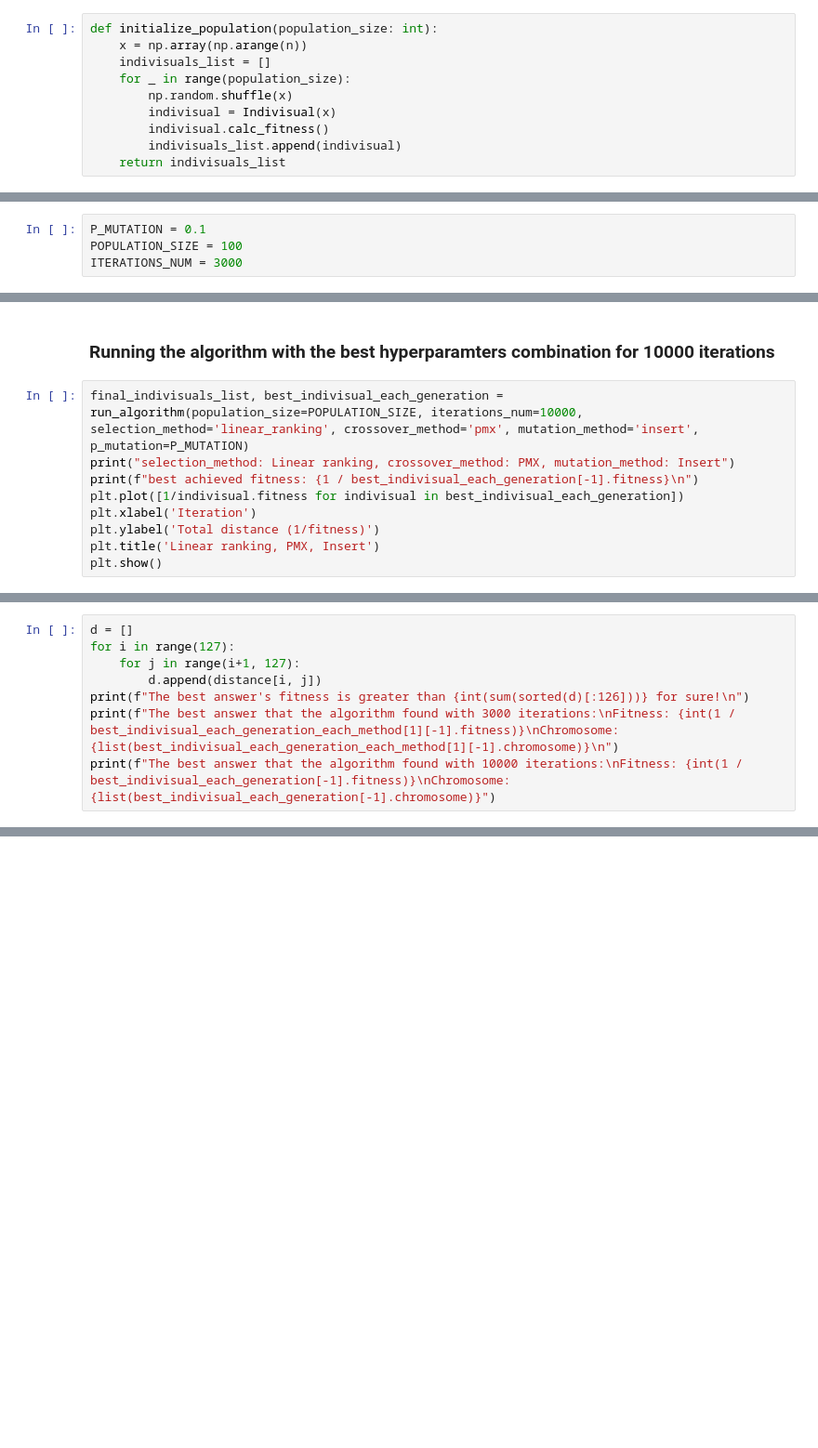
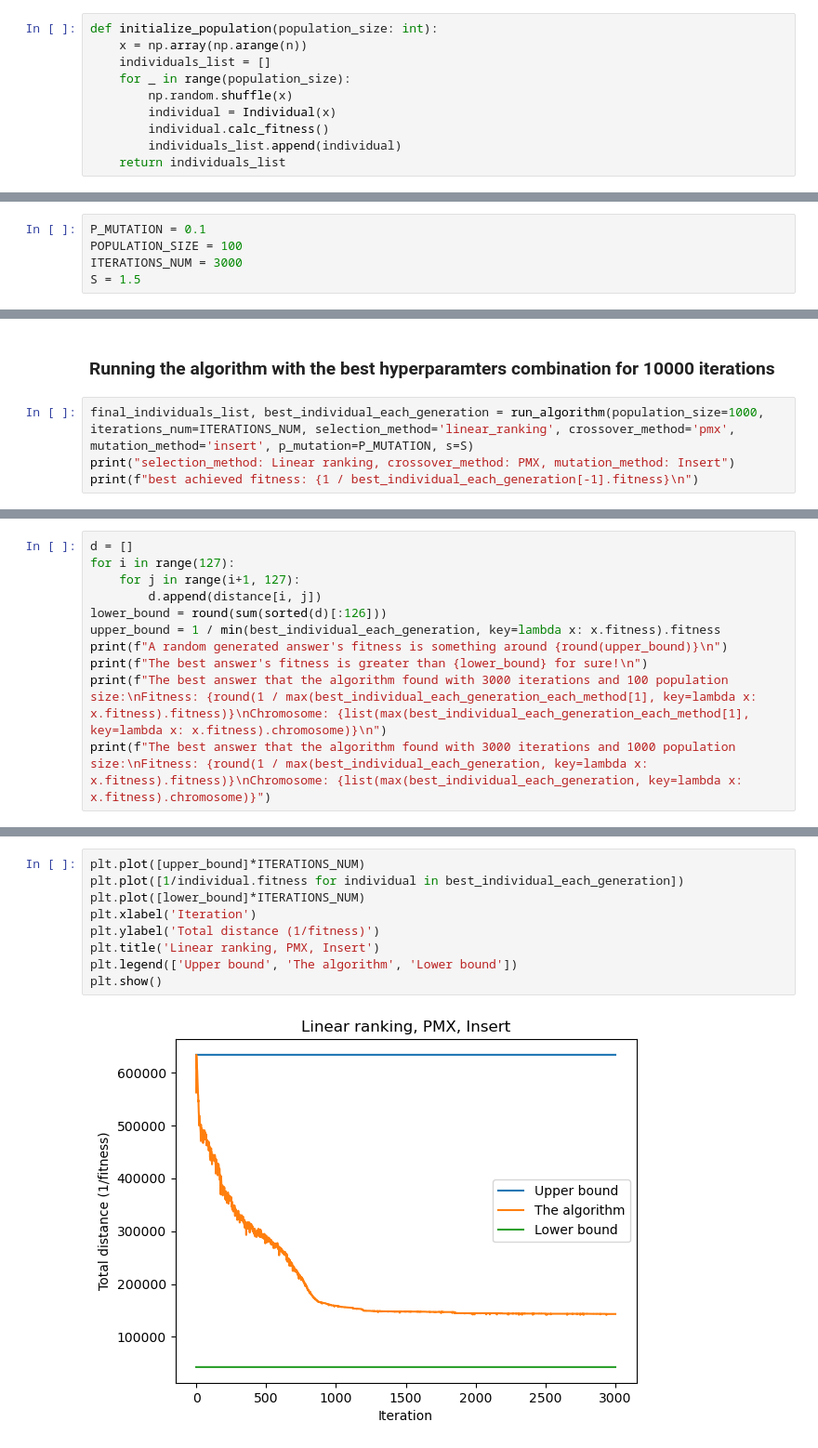
Before and after one commit to safinal/TSP-evolutionary-algorithm, a Jupyter notebook: Assignment1_Solution.ipynb, the cells around one changed output, grey strips where cells are left out. Shown at 93% size. Saved outputs shown, nothing was run; the diff lists cells and outputs as text; blank space fills up the shorter version.

```diff
--- a/Assignment1_Solution.ipynb
+++ b/Assignment1_Solution.ipynb
@@ -182,13 +182,13 @@ def fitness_proportionate_selection(indivisuals_list: list[Indivisual]):
 # %%
 def initialize_population(population_size: int):
     x = np.array(np.arange(n))
-    indivisuals_list = []
+    individuals_list = []
     for _ in range(population_size):
         np.random.shuffle(x)
-        indivisual = Indivisual(x)
-        indivisual.calc_fitness()
-        indivisuals_list.append(indivisual)
-    return indivisuals_list
+        individual = Individual(x)
+        individual.calc_fitness()
+        individuals_list.append(individual)
+    return individuals_list
 # %% [markdown]
 ## Running the algorithm
 # %%
@@ -234,6 +237,7 @@ def run_algorithm(population_size: int, iterations_num: int, selection_method: s
 P_MUTATION = 0.1
 POPULATION_SIZE = 100
 ITERATIONS_NUM = 3000
+S = 1.5
 # %%
 selection_methods = ['linear_ranking', 'fps']
 crossover_methods = ['pmx', 'edge']
@@ -292,12 +296,7 @@ plot_fig(
 # %% [markdown]
 ### Running the algorithm with the best hyperparamters combination for 10000 iterations
 # %%
-final_indivisuals_list, best_indivisual_each_generation = run_algorithm(population_size=POPULATION_SIZE, iterations_num=10000, selection_method='linear_ranking', crossover_method='pmx', mutation_method='insert', p_mutation=P_MUTATION)
+final_individuals_list, best_individual_each_generation = run_algorithm(population_size=1000, iterations_num=ITERATIONS_NUM, selection_method='linear_ranking', crossover_method='pmx', mutation_method='insert', p_mutation=P_MUTATION, s=S)
 print("selection_method: Linear ranking, crossover_method: PMX, mutation_method: Insert")
-print(f"best achieved fitness: {1 / best_indivisual_each_generation[-1].fitness}\n")
-plt.plot([1/indivisual.fitness for indivisual in best_indivisual_each_generation])
-plt.xlabel('Iteration')
-plt.ylabel('Total distance (1/fitness)')
-plt.title('Linear ranking, PMX, Insert')
-plt.show()
+print(f"best achieved fitness: {1 / best_individual_each_generation[-1].fitness}\n")
 # %% [output]
@@ -309,7 +318,10 @@ d = []
 for i in range(127):
     for j in range(i+1, 127):
         d.append(distance[i, j])
-print(f"The best answer's fitness is greater than {int(sum(sorted(d)[:126]))} for sure!\n")
-print(f"The best answer that the algorithm found with 3000 iterations:\nFitness: {int(1 / best_indivisual_each_generation_each_method[1][-1].fitness)}\nChromosome: {list(best_indivisual_each_generation_each_method[1][-1].chromosome)}\n")
-print(f"The best answer that the algorithm found with 10000 iterations:\nFitness: {int(1 / best_indivisual_each_generation[-1].fitness)}\nChromosome: {list(best_indivisual_each_generation[-1].chromosome)}")
+lower_bound = round(sum(sorted(d)[:126]))
+upper_bound = 1 / min(best_individual_each_generation, key=lambda x: x.fitness).fitness
+print(f"A random generated answer's fitness is something around {round(upper_bound)}\n")
+print(f"The best answer's fitness is greater than {lower_bound} for sure!\n")
+print(f"The best answer that the algorithm found with 3000 iterations and 100 population size:\nFitness: {round(1 / max(best_individual_each_generation_each_method[1], key=lambda x: x.fitness).fitness)}\nChromosome: {list(max(best_individual_each_generation_each_method[1], key=lambda x: x.fitness).chromosome)}\n")
+print(f"The best answer that the algorithm found with 3000 iterations and 1000 population size:\nFitness: {round(1 / max(best_individual_each_generation, key=lambda x: x.fitness).fitness)}\nChromosome: {list(max(best_individual_each_generation, key=lambda x: x.fitness).chromosome)}")
 # %% [output]
@@ -324,0 +339,11 @@ Chromosome: [113, 10, 8, 2, 119, 6, 104, 105, 11, 20, 21, 66, 115, 90, 124, 88,
+# %%
+plt.plot([upper_bound]*ITERATIONS_NUM)
+plt.plot([1/individual.fitness for individual in best_individual_each_generation])
+plt.plot([lower_bound]*ITERATIONS_NUM)
+plt.xlabel('Iteration')
+plt.ylabel('Total distance (1/fitness)')
+plt.title('Linear ranking, PMX, Insert')
+plt.legend(['Upper bound', 'The algorithm', 'Lower bound'])
+plt.show()
+# %% [output]
+[figure, added]
```
Also changed, not shown: parts of 10 cells of this notebook, 3 other files.
